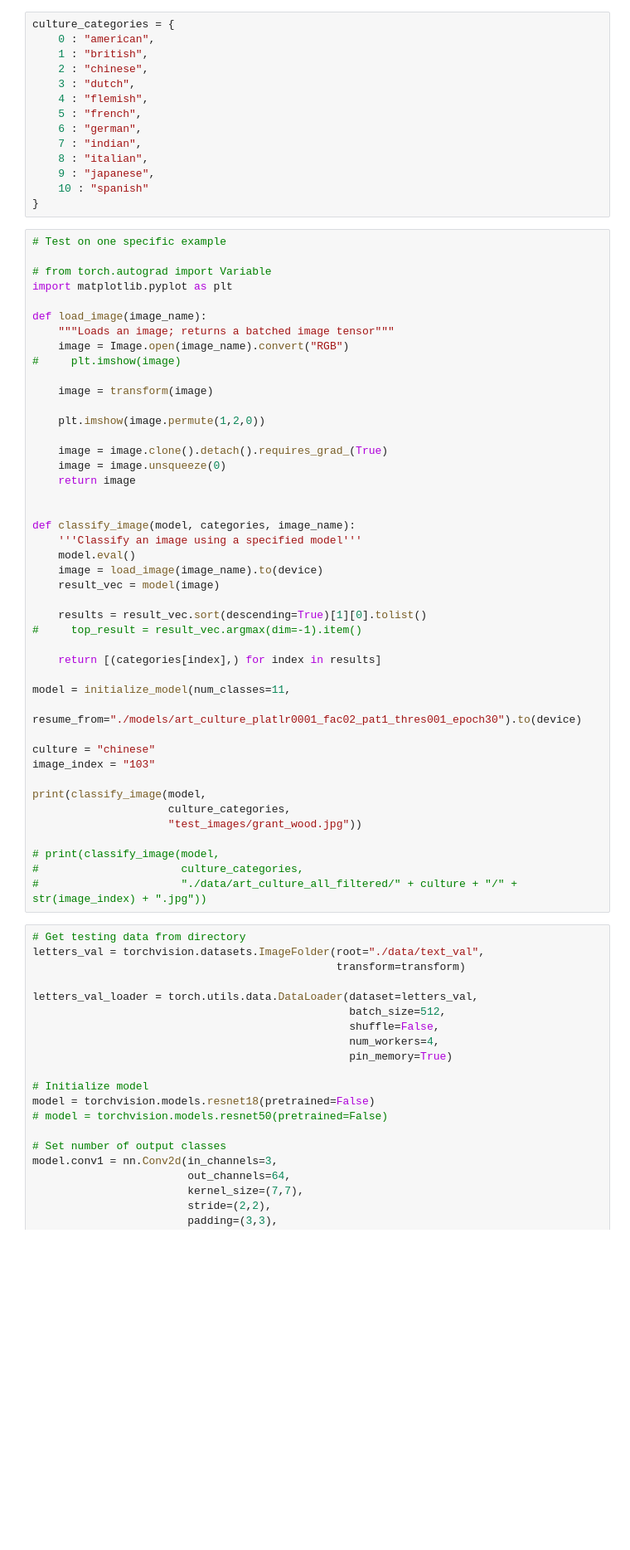
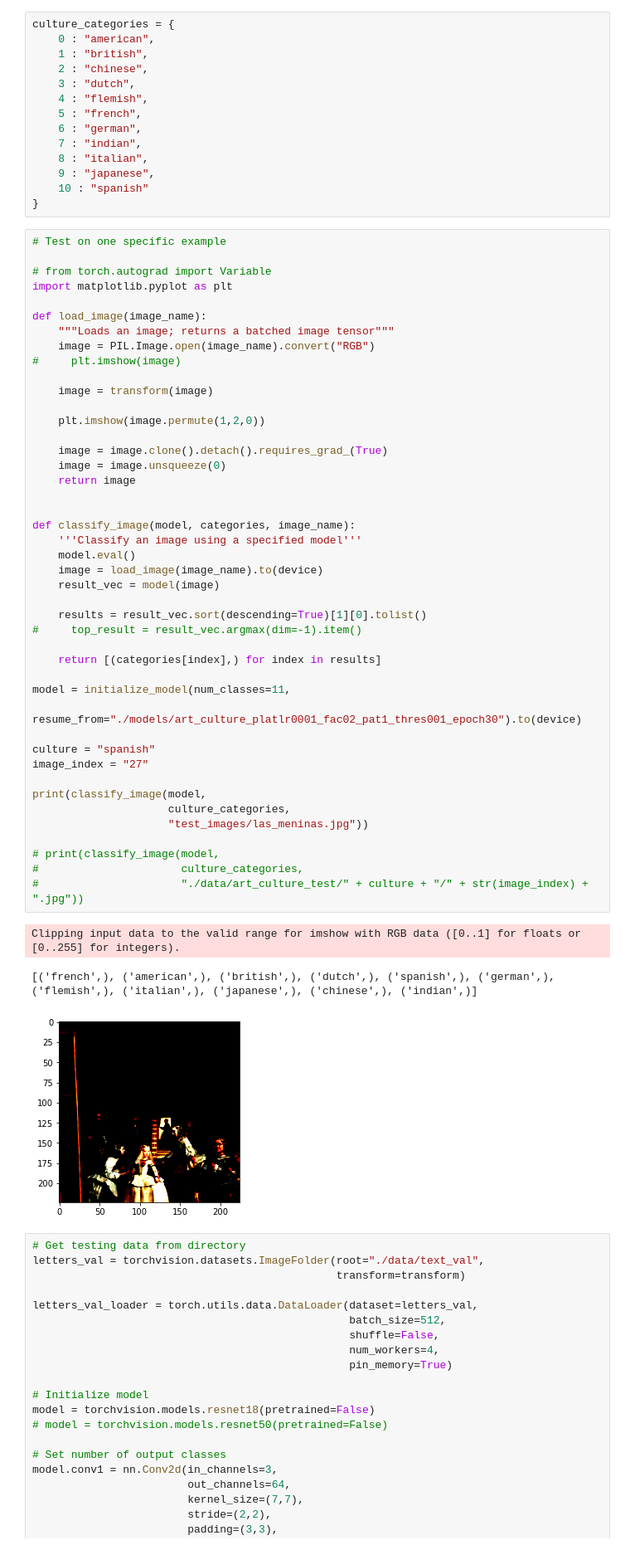
Before and after one commit to zbchen29/art-date, a Jupyter notebook: art_date.ipynb, the cells around one changed output. Shown: that part at 83% size. Saved outputs shown, nothing was run; the diff lists cells and outputs as text; blank space fills up the shorter version.

```diff
--- a/art_date.ipynb
+++ b/art_date.ipynb
@@ -320,42 +406,46 @@ import matplotlib.pyplot as plt
 
 def load_image(image_name):
     """Loads an image; returns a batched image tensor"""
-    image = Image.open(image_name).convert("RGB")
+    image = PIL.Image.open(image_name).convert("RGB")
 #     plt.imshow(image)
 
     image = transform(image)
 
     plt.imshow(image.permute(1,2,0))
 
     image = image.clone().detach().requires_grad_(True)
     image = image.unsqueeze(0)
     return image
 
 
 def classify_image(model, categories, image_name):
     '''Classify an image using a specified model'''
     model.eval()
     image = load_image(image_name).to(device)
     result_vec = model(image)
 
     results = result_vec.sort(descending=True)[1][0].tolist()
 #     top_result = result_vec.argmax(dim=-1).item()
 
     return [(categories[index],) for index in results]
 
 model = initialize_model(num_classes=11,
                          resume_from="./models/art_culture_platlr0001_fac02_pat1_thres001_epoch30").to(device)
 
-culture = "chinese"
-image_index = "103"
+culture = "spanish"
+image_index = "27"
 
 print(classify_image(model,
                      culture_categories,
-                     "test_images/grant_wood.jpg"))
+                     "test_images/las_meninas.jpg"))
 
 # print(classify_image(model,
 #                      culture_categories,
-#                      "./data/art_culture_all_filtered/" + culture + "/" + str(image_index) + ".jpg"))
+#                      "./data/art_culture_test/" + culture + "/" + str(image_index) + ".jpg"))
+# %% [output]
+Clipping input data to the valid range for imshow with RGB data ([0..1] for floats or [0..255] for integers).
+[('french',), ('american',), ('british',), ('dutch',), ('spanish',), ('german',), ('flemish',), ('italian',), ('japanese',), ('chinese',), ('indian',)]
+[figure, added]
 # %%
 # Get testing data from directory
 letters_val = torchvision.datasets.ImageFolder(root="./data/text_val",
```
Also changed, not shown: parts of 9 cells of this notebook.
